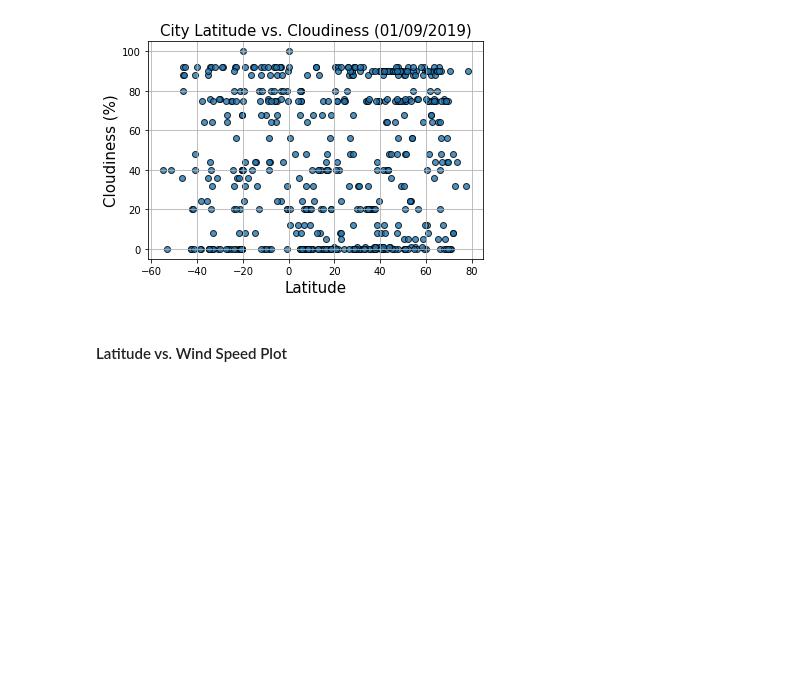
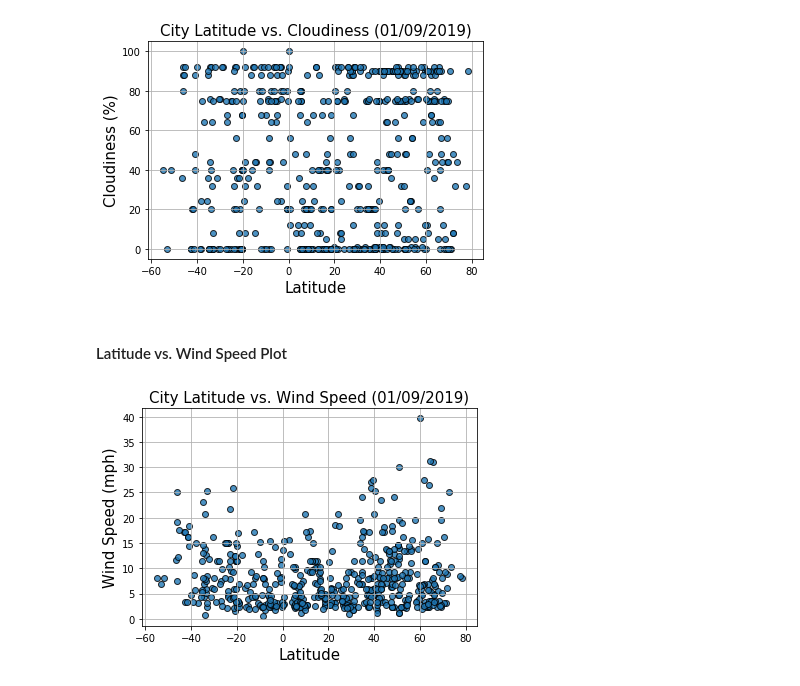
Before and after one commit to dxvo/python_api, a Jupyter notebook: WeatherPy.ipynb, the cells around one changed output. Saved outputs shown, nothing was run; the diff lists cells and outputs as text; code cells hidden in the pictures; blank space fills up the shorter version.

Commit message:
Done with plots

```diff
--- a/WeatherPy.ipynb
+++ b/WeatherPy.ipynb
@@ -220,11 +220,13 @@ plt.savefig("output_plot/Cloudiness_vs_Latitude.png")
 # %%
 plt.scatter(weather_dataframe["Lat"], weather_dataframe["Wind Speed"], edgecolor = 'black', alpha= 0.8)
 
 # Incorporate the other graph properties
 plt.title("City Latitude vs. Wind Speed (01/09/2019)", size = 15)
-plt.ylabel("Cloudiness (mph)", size = 15)
+plt.ylabel("Wind Speed (mph)", size = 15)
 plt.xlabel("Latitude", size = 15)
 plt.grid(True)
 
 #Save figure
 plt.savefig("output_plot/Wind_Speed_vs_Latitude.png")
+# %% [output]
+[figure, added]
```
Also changed, not shown: parts of 1 cell of this notebook.
